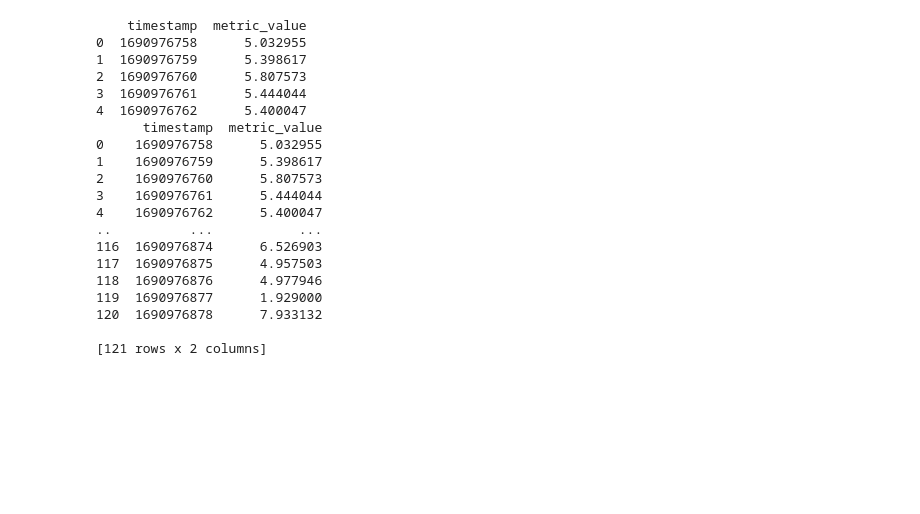
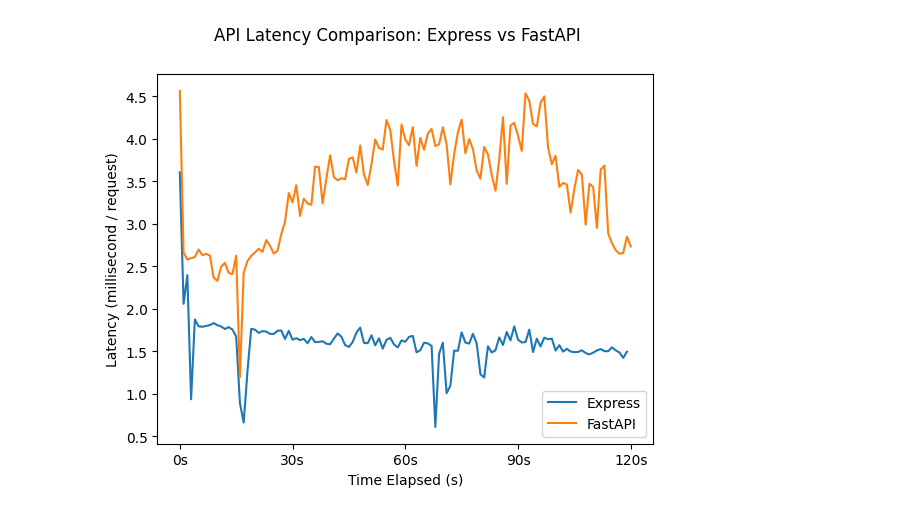
Before and after one commit to NateLeeP/api_load_test_project, a Jupyter notebook: timeseries_etl/timeseries_data_clean.ipynb, the cells around one changed output. Cells and saved outputs as stored; diff of their text form; code cells hidden in the pictures; blank space fills up the shorter version.

Commit message:
Refactor timeseries notebook to encapsolate logic in reusable functions. Images from stress test comparison.

```diff
--- a/timeseries_etl/timeseries_data_clean.ipynb
+++ b/timeseries_etl/timeseries_data_clean.ipynb
@@ -42,7 +3,0 @@ Name: metric_value, dtype: float64
-# %%
-express_http_duration_timeseries_df = express_timeseries_df.groupby(express_timeseries_df['timestamp']).median()
-fastapi_http_duration_timeseries_df = fastapi_timeseries_df.groupby(fastapi_timeseries_df['timestamp']).median()
-# %%
-# create 'timestamp' column out of index
-express_http_duration_timeseries_df = express_http_duration_timeseries_df.reset_index()
-fastapi_http_duration_timeseries_df = fastapi_http_duration_timeseries_df.reset_index()
@@ -58,24 +3,0 @@ timeseries = timeseries.apply(lambda x: x - timeseries_start_time)
-# %%
-print(fastapi_http_duration_timeseries_df.head())
-print(fastapi_http_duration_timeseries_df)
-# %% [output]
-    timestamp  metric_value
-0  1690976758      5.032955
-1  1690976759      5.398617
-2  1690976760      5.807573
-3  1690976761      5.444044
-4  1690976762      5.400047
-      timestamp  metric_value
-0    1690976758      5.032955
-1    1690976759      5.398617
-2    1690976760      5.807573
-3    1690976761      5.444044
-4    1690976762      5.400047
-..          ...           ...
-116  1690976874      6.526903
-117  1690976875      4.957503
-118  1690976876      4.977946
-119  1690976877      1.929000
-120  1690976878      7.933132
-
-[121 rows x 2 columns]
@@ -82 +30,32 @@ print(fastapi_http_duration_timeseries_df)
+# %%
+def create_latency_comparison_timeseries_chart(duration_df1, duration_df2, title, test_name="load"):
+    """
+    Creates and saves a latency comparison table with labels 'Express' and 'FastAPI'.
+
+    Args:
+     * duration_df1, duration_df2: Pandas dfs with column names 'timestamp' and 'metric_value'
+     * title: str - Title of figure
+     * test_name: 'stress', 'load', or 'spike' test. Determines file name of saved image
+
+    Returns:
+     None
+
+    """
+    timeseries1 = duration_df1['timestamp'].apply(lambda x: x - duration_df1['timestamp'][0])
+    timeseries2 = duration_df2['timestamp'].apply(lambda x: x - duration_df2['timestamp'][0])
+    fig, ax = plt.subplots(1,1)
+    ax.plot(timeseries1, duration_df1['metric_value'], label="Express")
+    ax.plot(timeseries2, duration_df2['metric_value'], label="FastAPI")
+    ax.set_ylabel('Latency (millisecond / request)')
+    ax.set_xlabel('Time Elapsed (s)')
+    ax.set_xticks([0, 30, 60, 90, 120], labels=['0s', '30s', '60s', '90s', '120s'])
+    ax.legend()
+    fig.suptitle(title)
+    fig.savefig(f"./{test_name}_test_comparison_timeseries.png")
+    plt.show()
+# %%
+create_latency_comparison_timeseries_chart(express_http_duration_timeseries_df, fastapi_http_duration_timeseries_df, "API Latency Comparison: Express vs FastAPI")
+create
+# %% [output]
+[figure, added]
 # %%
```
Also changed, not shown: parts of 14 cells of this notebook, 4 other files.
